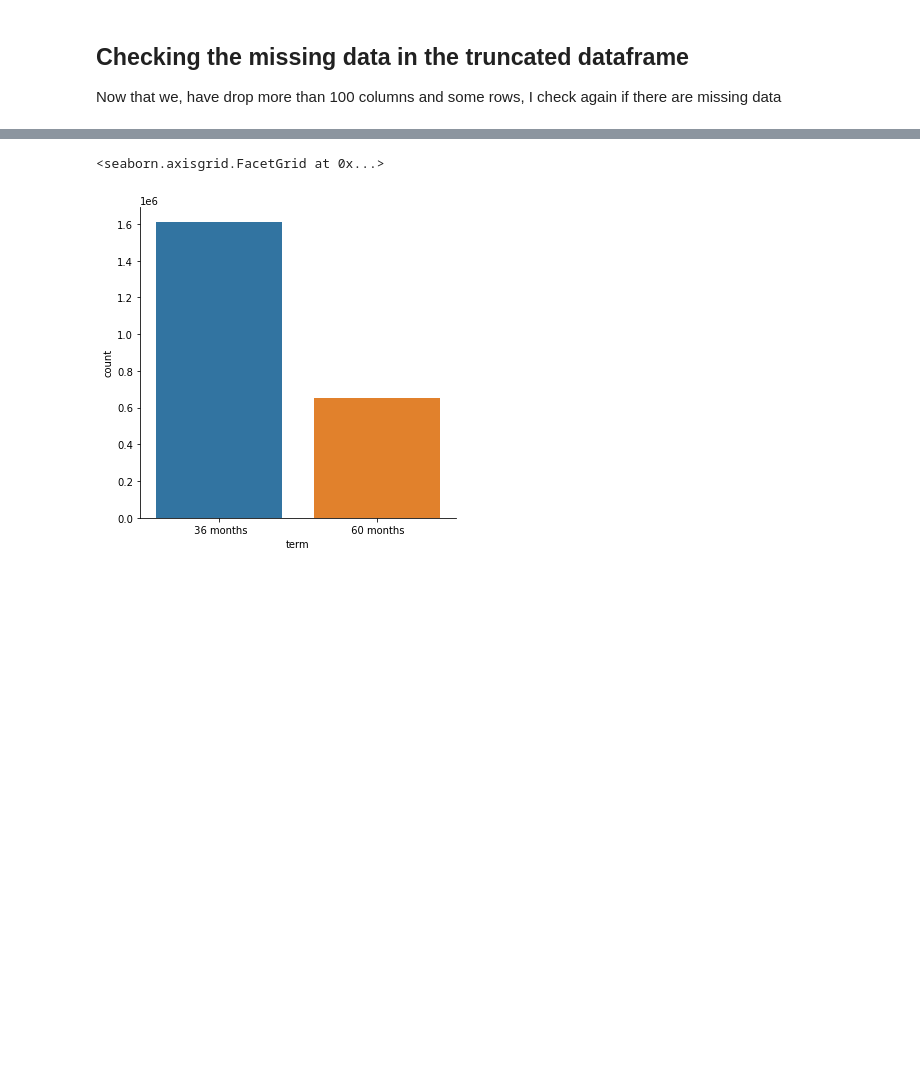
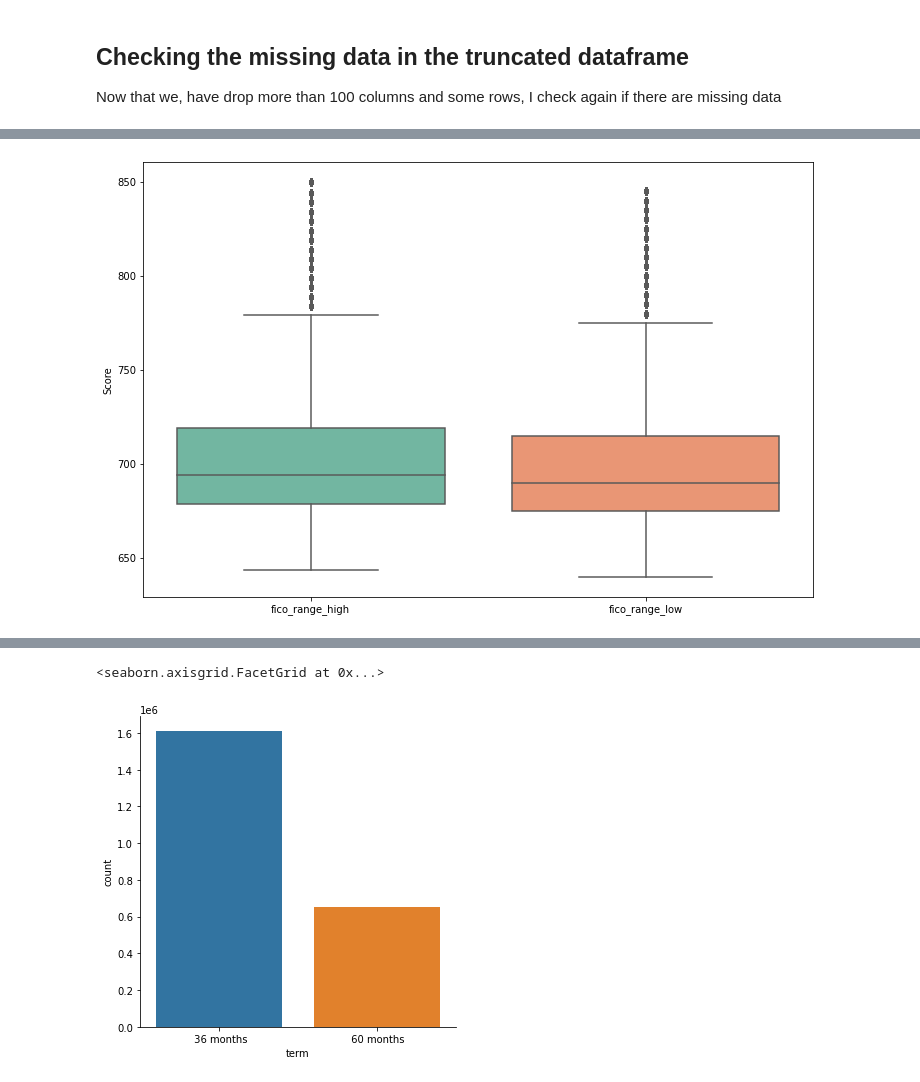
Before and after one commit to somayehY/SomayeYoussefi, a Jupyter notebook: LendingClub/LendingClub_DataWrangling.ipynb, the cells around one changed output, grey strips where cells are left out. Drawn from its saved outputs; the diff is of its cells as text; code cells hidden in the pictures; blank space fills up the shorter version.

```diff
--- a/LendingClub/LendingClub_DataWrangling.ipynb
+++ b/LendingClub/LendingClub_DataWrangling.ipynb
@@ -453,0 +295,9 @@ array(['n', 'y', nan], dtype=object)
+# %%
+#Create a seaborn boxplot of the fico score
+
+plt.subplots(figsize=(12, 8))
+ax = sns.boxplot(data=df[['fico_range_high', 'fico_range_low']], orient='v', palette="Set2")
+plt.xticks()
+plt.ylabel('Score');
+# %% [output]
+[figure, added]
```
Also changed, not shown: parts of 40 cells of this notebook.
